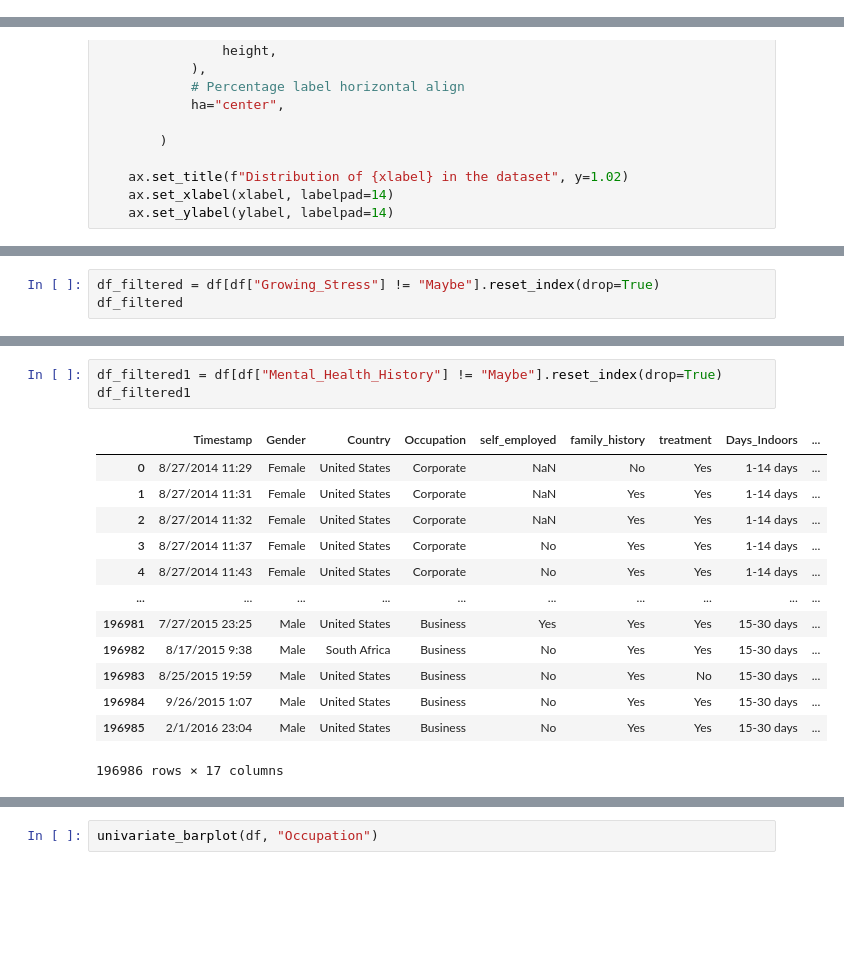
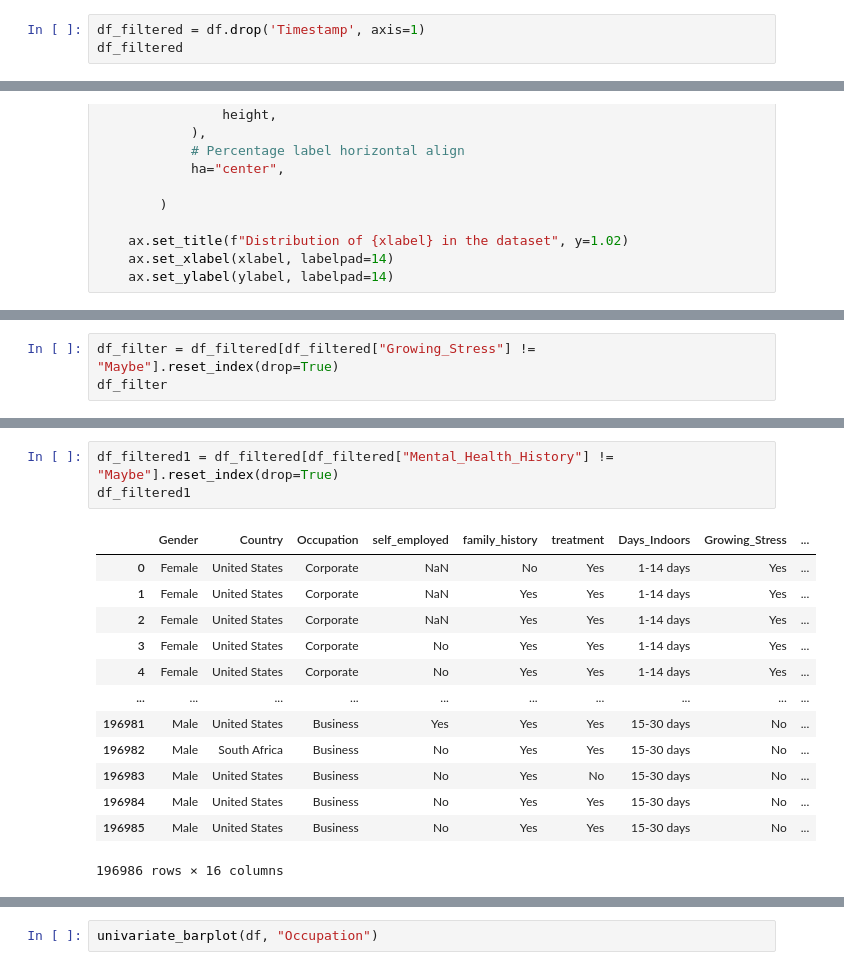
Before and after one commit to bhandariarun/KMC_Project, a Jupyter notebook: Untitled.ipynb, the cells around one changed output, grey strips where cells are left out. Saved outputs shown, nothing was run; the diff lists cells and outputs as text; blank space fills up the shorter version.

```diff
--- a/Untitled.ipynb
+++ b/Untitled.ipynb
@@ -19,3 +19,6 @@ df.head()  #read 5 rows
 | 2 | 8/27/2014 11:32 | Female | United States | Corporate | NaN | Yes | Yes | 1-14 days | ... |
 | 3 | 8/27/2014 11:37 | Female | United States | Corporate | No | Yes | Yes | 1-14 days | ... |
 | 4 | 8/27/2014 11:43 | Female | United States | Corporate | No | Yes | Yes | 1-14 days | ... |
+# %%
+df_filtered = df.drop('Timestamp', axis=1)
+df_filtered
@@ -199,6 +215,6 @@ univariate_barplot(df, "Growing_Stress")
 # %% [output]
 [figure]
 # %%
-df_filtered = df[df["Growing_Stress"] != "Maybe"].reset_index(drop=True)
-df_filtered
+df_filter = df_filtered[df_filtered["Growing_Stress"] != "Maybe"].reset_index(drop=True)
+df_filter
 # %% [output]
@@ -224,20 +240,20 @@ univariate_barplot(df, "Mental_Health_History")
 # %% [output]
 [figure]
 # %%
-df_filtered1 = df[df["Mental_Health_History"] != "Maybe"].reset_index(drop=True)
+df_filtered1 = df_filtered[df_filtered["Mental_Health_History"] != "Maybe"].reset_index(drop=True)
 df_filtered1
 # %% [output]
-|  | Timestamp | Gender | Country | Occupation | self_employed | family_history | treatment | Days_Indoors | ... |
-| 0 | 8/27/2014 11:29 | Female | United States | Corporate | NaN | No | Yes | 1-14 days | ... |
-| 1 | 8/27/2014 11:31 | Female | United States | Corporate | NaN | Yes | Yes | 1-14 days | ... |
-| 2 | 8/27/2014 11:32 | Female | United States | Corporate | NaN | Yes | Yes | 1-14 days | ... |
-| 3 | 8/27/2014 11:37 | Female | United States | Corporate | No | Yes | Yes | 1-14 days | ... |
-| 4 | 8/27/2014 11:43 | Female | United States | Corporate | No | Yes | Yes | 1-14 days | ... |
+|  | Gender | Country | Occupation | self_employed | family_history | treatment | Days_Indoors | Growing_Stress | ... |
+| 0 | Female | United States | Corporate | NaN | No | Yes | 1-14 days | Yes | ... |
+| 1 | Female | United States | Corporate | NaN | Yes | Yes | 1-14 days | Yes | ... |
+| 2 | Female | United States | Corporate | NaN | Yes | Yes | 1-14 days | Yes | ... |
+| 3 | Female | United States | Corporate | No | Yes | Yes | 1-14 days | Yes | ... |
+| 4 | Female | United States | Corporate | No | Yes | Yes | 1-14 days | Yes | ... |
 | ... | ... | ... | ... | ... | ... | ... | ... | ... | ... |
-| 196981 | 7/27/2015 23:25 | Male | United States | Business | Yes | Yes | Yes | 15-30 days | ... |
-| 196982 | 8/17/2015 9:38 | Male | South Africa | Business | No | Yes | Yes | 15-30 days | ... |
-| 196983 | 8/25/2015 19:59 | Male | United States | Business | No | Yes | No | 15-30 days | ... |
-| 196984 | 9/26/2015 1:07 | Male | United States | Business | No | Yes | Yes | 15-30 days | ... |
-| 196985 | 2/1/2016 23:04 | Male | United States | Business | No | Yes | Yes | 15-30 days | ... |
+| 196981 | Male | United States | Business | Yes | Yes | Yes | 15-30 days | No | ... |
+| 196982 | Male | South Africa | Business | No | Yes | Yes | 15-30 days | No | ... |
+| 196983 | Male | United States | Business | No | Yes | No | 15-30 days | No | ... |
+| 196984 | Male | United States | Business | No | Yes | Yes | 15-30 days | No | ... |
+| 196985 | Male | United States | Business | No | Yes | Yes | 15-30 days | No | ... |
-196986 rows × 17 columns
+196986 rows × 16 columns
 # %%
```
Also changed, not shown: parts of 40 cells of this notebook.
